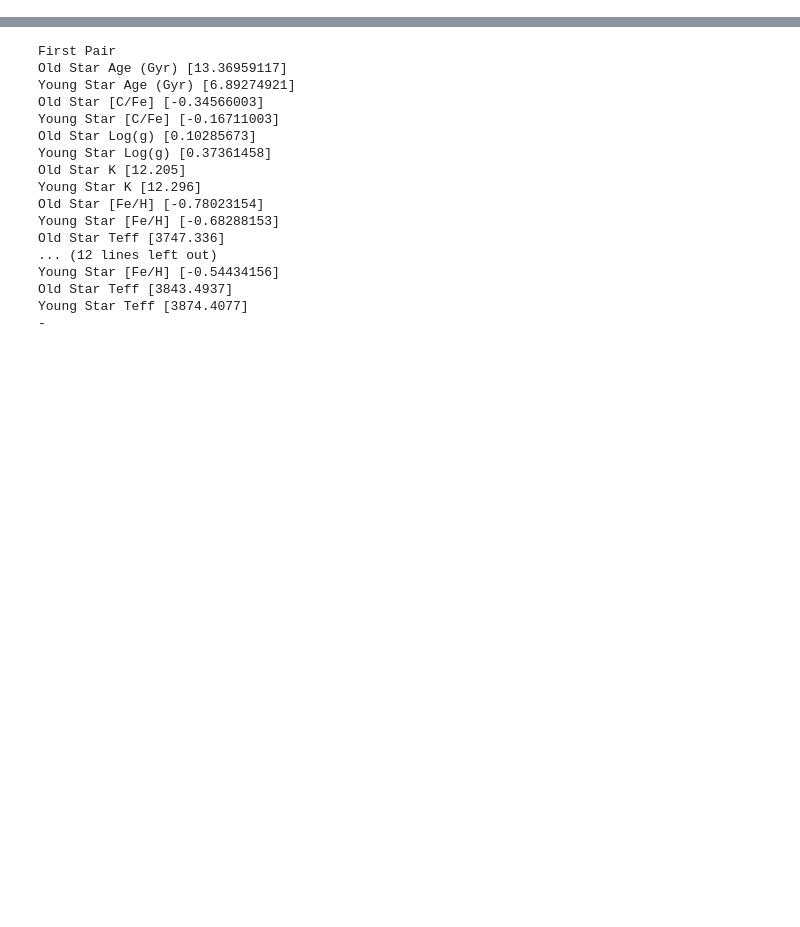
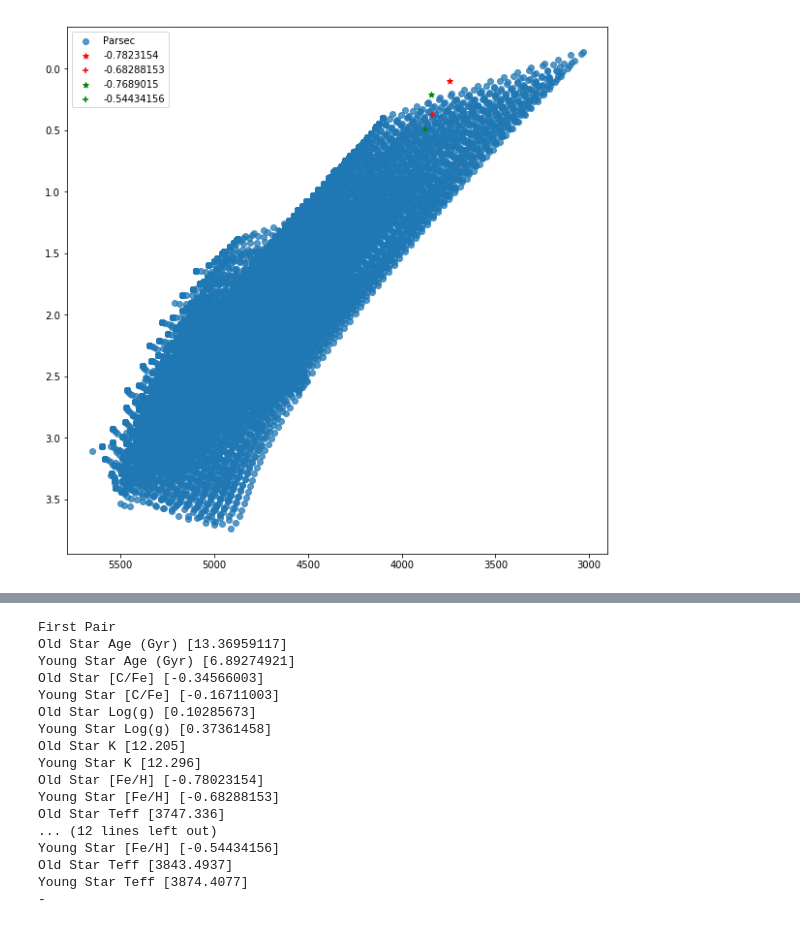
Before and after one commit to JoshuaPovick/Magellanic_Ages, a Jupyter notebook: Spectra.ipynb, the cells around one changed output, grey strips where cells are left out. Saved outputs shown, nothing was run; the diff lists cells and outputs as text; code cells hidden in the pictures; blank space fills up the shorter version.

```diff
--- a/Spectra.ipynb
+++ b/Spectra.ipynb
@@ -275,0 +349,15 @@ plt.show()
+# %%
+plt.figure(figsize=[10,10])
+plt.scatter(10**parsec['logTe'],parsec['logg'],alpha=0.75,label='Parsec')
+plt.scatter(clndr16[twin00]['TEFF'],clndr16[twin00]['LOGG'],marker='*',c='r',label='-0.7823154')
+plt.scatter(clndr16[twin01]['TEFF'],clndr16[twin01]['LOGG'],marker='+',c='r',label='-0.68288153')
+plt.scatter(clndr16[twin10]['TEFF'],clndr16[twin10]['LOGG'],marker='*',c='g',label='-0.7689015')
+plt.scatter(clndr16[twin11]['TEFF'],clndr16[twin11]['LOGG'],marker='+',c='g',label='-0.54434156')
+# plt.scatter(clndr16[twin20]['TEFF'],clndr16[twin20]['K'],marker='*',c='b',label='-1.2391615')
+# plt.scatter(clndr16[twin21]['TEFF'],clndr16[twin21]['K'],marker='+',c='b',label='-0.68485515')
+plt.gca().invert_xaxis()
+plt.gca().invert_yaxis()
+plt.legend(loc='upper left')
+plt.show()
+# %% [output]
+[figure, added]
```
Also changed, not shown: parts of 15 cells of this notebook, 33 other files.
